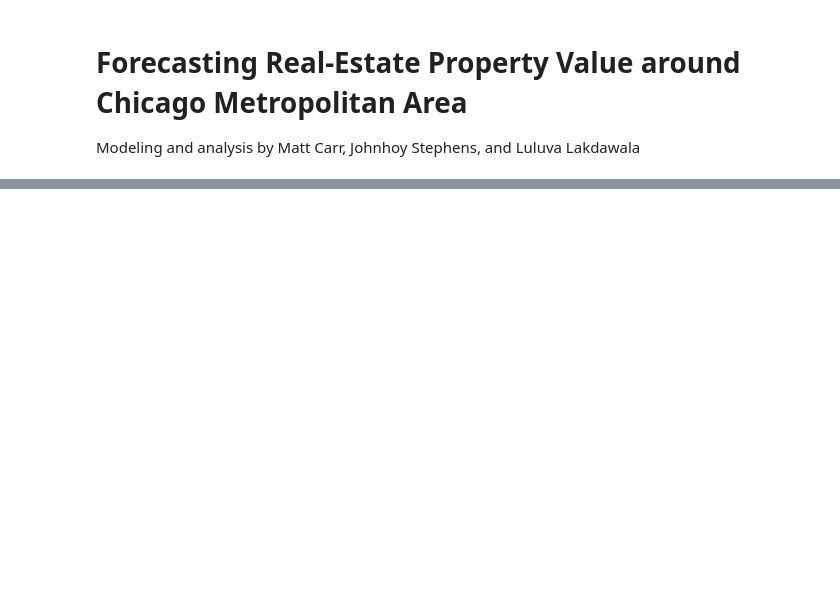
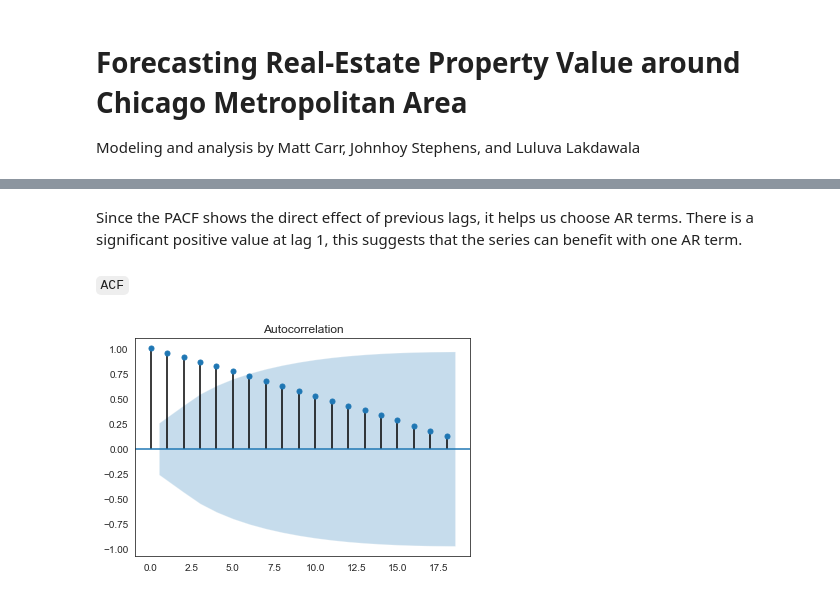
Before and after one commit to mattcarr17/time_series_project, a Jupyter notebook: notebooks/report/final_analysis_notebook.ipynb, the cells around one changed output, grey strips where cells are left out. Drawn from its saved outputs; the diff is of its cells as text; code cells hidden in the pictures; blank space fills up the shorter version.

```diff
--- a/notebooks/report/final_analysis_notebook.ipynb
+++ b/notebooks/report/final_analysis_notebook.ipynb
@@ -72,0 +218,8 @@ from sklearn.metrics import mean_squared_error as mse
+# %% [markdown]
+Since the PACF shows the direct effect of previous lags, it helps us choose AR terms.  There is a significant positive value at lag 1, this suggests that the series can benefit with one AR term.
+# %% [markdown]
+`ACF`
+# %%
+plot_acf(train[60804]);
+# %% [output]
+[figure, added]
```
Also changed, not shown: parts of 62 cells of this notebook, 12 other files.
